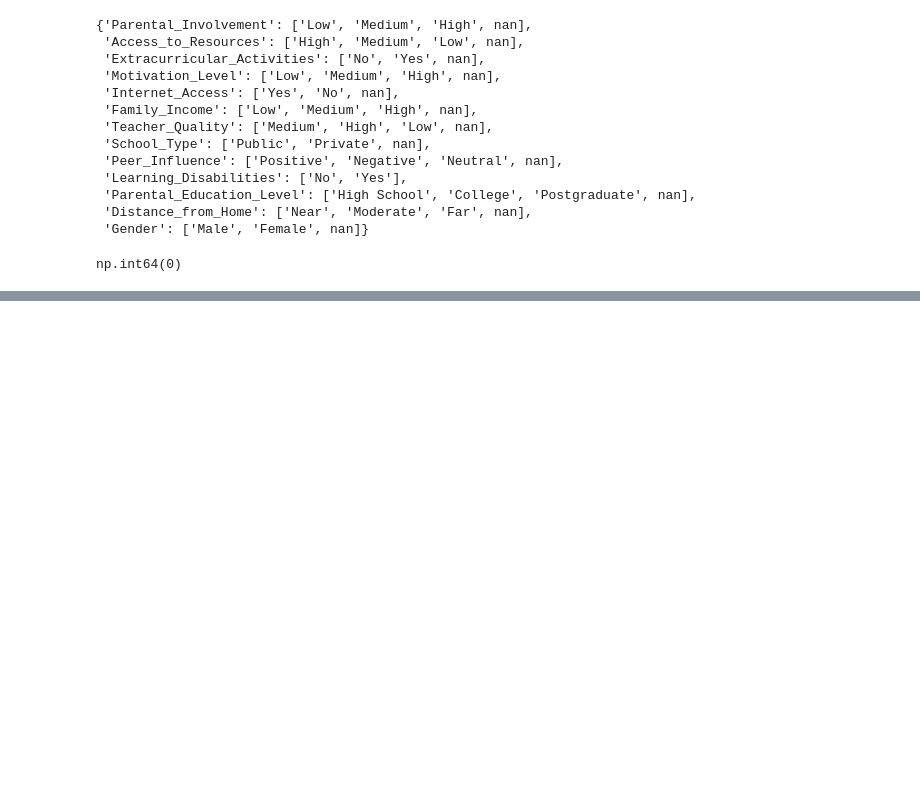
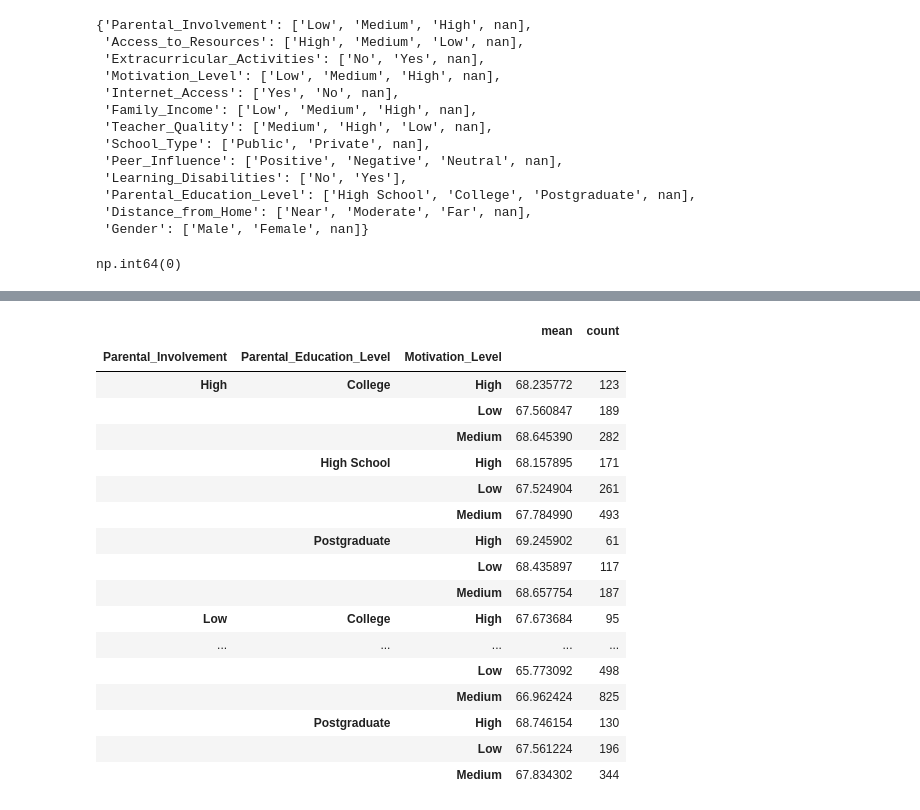
Before and after one commit to ocamporuiznicolas-ux/Proyecto-Final-Progra-2, a Jupyter notebook: notebooks/limpiezaDatos.ipynb, the cells around one changed output, grey strips where cells are left out. Cells and saved outputs as stored; diff of their text form; code cells hidden in the pictures; blank space fills up the shorter version.

```diff
--- a/notebooks/limpiezaDatos.ipynb
+++ b/notebooks/limpiezaDatos.ipynb
@@ -247,0 +265,21 @@ np.int64(0)
+# %%
+df.groupby([    "Parental_Involvement",    "Parental_Education_Level",    "Motivation_Level"])["Exam_Score"].agg(["mean", "count"])
+# %% [output]
+|  |  |  | mean | count |
+| Parental_Involvement | Parental_Education_Level | Motivation_Level |  |  |
+| High | College | High | 68.235772 | 123 |
+|  |  | Low | 67.560847 | 189 |
+|  |  | Medium | 68.645390 | 282 |
+|  | High School | High | 68.157895 | 171 |
+|  |  | Low | 67.524904 | 261 |
+|  |  | Medium | 67.784990 | 493 |
+|  | Postgraduate | High | 69.245902 | 61 |
+|  |  | Low | 68.435897 | 117 |
+|  |  | Medium | 68.657754 | 187 |
+| Low | College | High | 67.673684 | 95 |
+| ... | ... | ... | ... | ... |
+|  |  | Low | 65.773092 | 498 |
+|  |  | Medium | 66.962424 | 825 |
+|  | Postgraduate | High | 68.746154 | 130 |
+|  |  | Low | 67.561224 | 196 |
+|  |  | Medium | 67.834302 | 344 |
```
Also changed, not shown: parts of 5 cells of this notebook.
